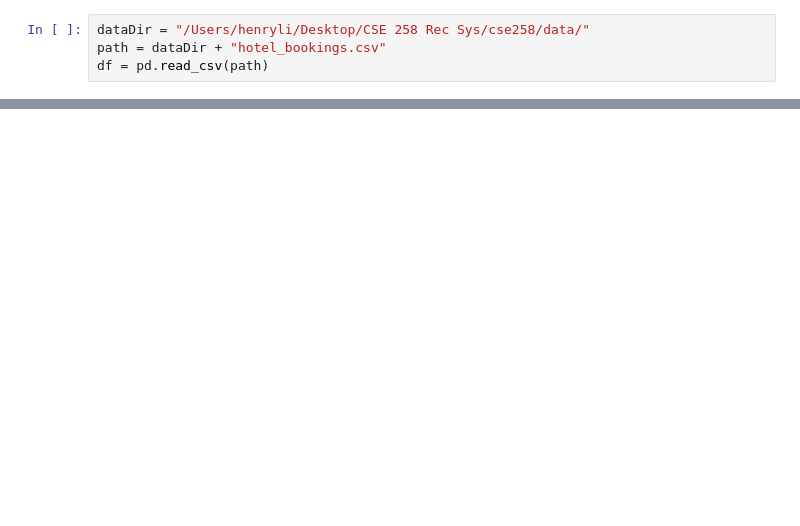
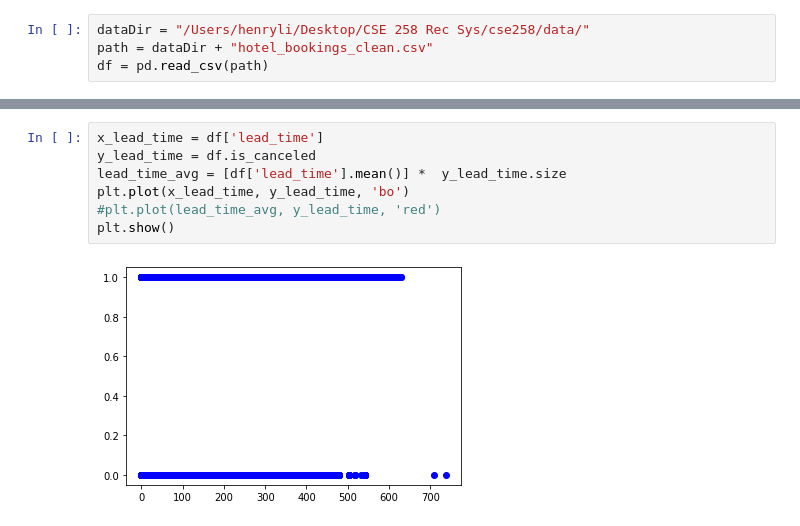
Before and after one commit to avni510/cse258, a Jupyter notebook: henry/logistic_regression.ipynb, the cells around one changed output, grey strips where cells are left out. Saved outputs shown, nothing was run; the diff lists cells and outputs as text; blank space fills up the shorter version.

```diff
--- a/henry/logistic_regression.ipynb
+++ b/henry/logistic_regression.ipynb
@@ -3,5 +17,5 @@ import pandas as pd
 # %%
 dataDir = "/Users/henryli/Desktop/CSE 258 Rec Sys/cse258/data/"
-path = dataDir + "hotel_bookings.csv"
+path = dataDir + "hotel_bookings_clean.csv"
 df = pd.read_csv(path)
 # %%
@@ -16,0 +51,9 @@ df.head()
+# %%
+x_lead_time = df['lead_time']
+y_lead_time = df.is_canceled
+lead_time_avg = [df['lead_time'].mean()] *  y_lead_time.size
+plt.plot(x_lead_time, y_lead_time, 'bo')
+#plt.plot(lead_time_avg, y_lead_time, 'red')
+plt.show()
+# %% [output]
+[figure, added]
```
Also changed, not shown: parts of 13 cells of this notebook.
